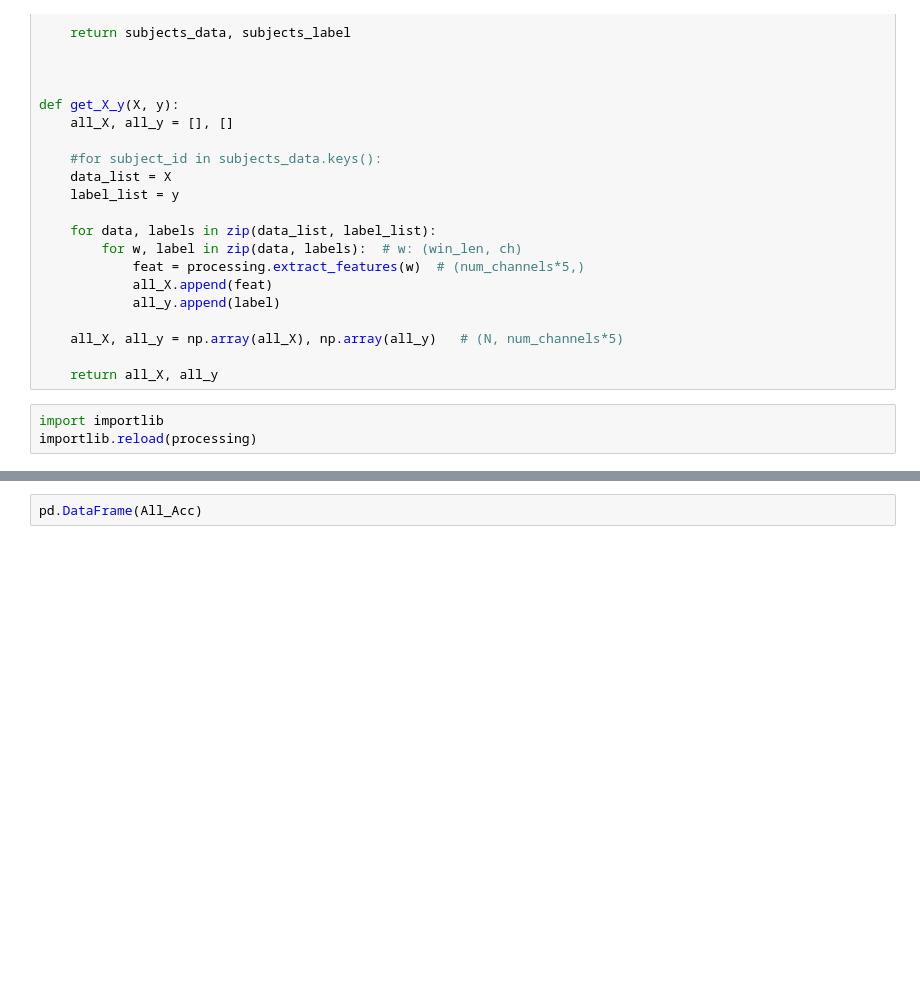
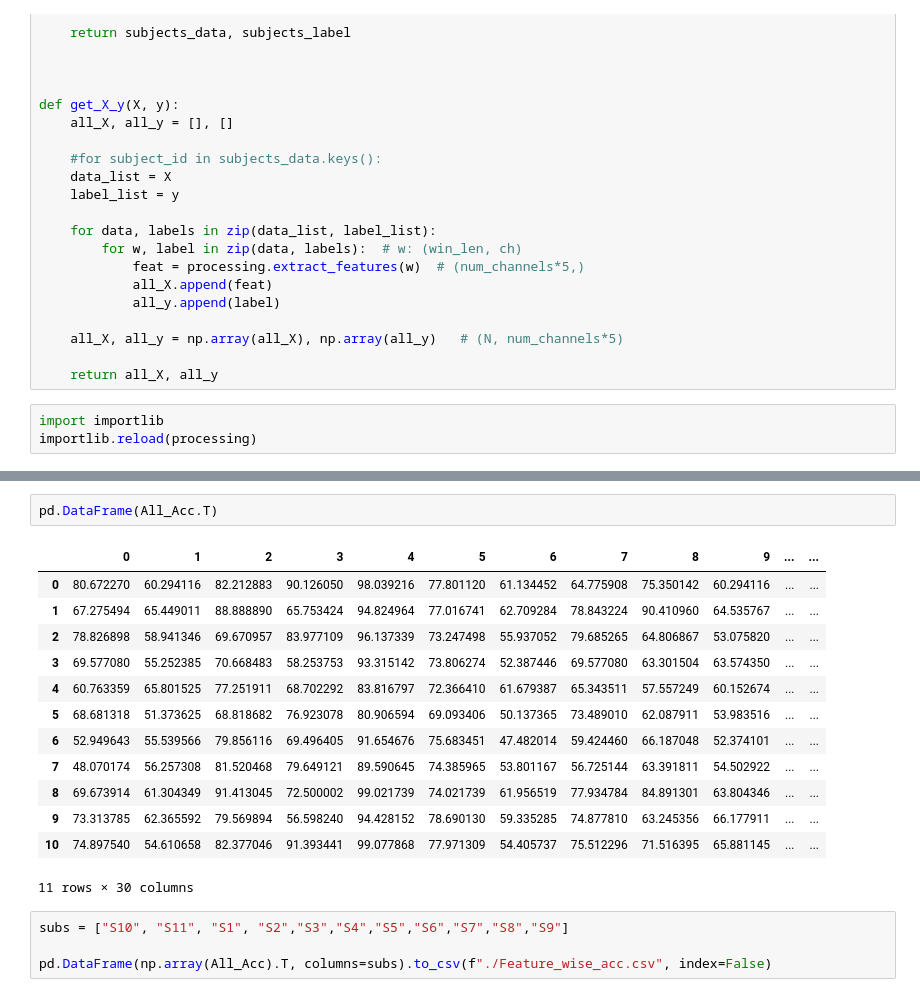
Before and after one commit to Hunminlee/Cross-motor-decoding, a Jupyter notebook: Lower-limb/Gait1-UCI/Feature Analysis.ipynb, the cells around one changed output, grey strips where cells are left out. Drawn from its saved outputs; the diff is of its cells as text; blank space fills up the shorter version.

```diff
--- a/Lower-limb/Gait1-UCI/Feature Analysis.ipynb
+++ b/Lower-limb/Gait1-UCI/Feature Analysis.ipynb
@@ -116,2 +118,20 @@ Sub 10 Start
 # %%
-pd.DataFrame(All_Acc)
+pd.DataFrame(All_Acc.T)
+# %% [output]
+|  | 0 | 1 | 2 | 3 | 4 | 5 | 6 | 7 | 8 | 9 | ... | ... |
+| 0 | 80.672270 | 60.294116 | 82.212883 | 90.126050 | 98.039216 | 77.801120 | 61.134452 | 64.775908 | 75.350142 | 60.294116 | ... | ... |
+| 1 | 67.275494 | 65.449011 | 88.888890 | 65.753424 | 94.824964 | 77.016741 | 62.709284 | 78.843224 | 90.410960 | 64.535767 | ... | ... |
+| 2 | 78.826898 | 58.941346 | 69.670957 | 83.977109 | 96.137339 | 73.247498 | 55.937052 | 79.685265 | 64.806867 | 53.075820 | ... | ... |
+| 3 | 69.577080 | 55.252385 | 70.668483 | 58.253753 | 93.315142 | 73.806274 | 52.387446 | 69.577080 | 63.301504 | 63.574350 | ... | ... |
+| 4 | 60.763359 | 65.801525 | 77.251911 | 68.702292 | 83.816797 | 72.366410 | 61.679387 | 65.343511 | 57.557249 | 60.152674 | ... | ... |
+| 5 | 68.681318 | 51.373625 | 68.818682 | 76.923078 | 80.906594 | 69.093406 | 50.137365 | 73.489010 | 62.087911 | 53.983516 | ... | ... |
+| 6 | 52.949643 | 55.539566 | 79.856116 | 69.496405 | 91.654676 | 75.683451 | 47.482014 | 59.424460 | 66.187048 | 52.374101 | ... | ... |
+| 7 | 48.070174 | 56.257308 | 81.520468 | 79.649121 | 89.590645 | 74.385965 | 53.801167 | 56.725144 | 63.391811 | 54.502922 | ... | ... |
+| 8 | 69.673914 | 61.304349 | 91.413045 | 72.500002 | 99.021739 | 74.021739 | 61.956519 | 77.934784 | 84.891301 | 63.804346 | ... | ... |
+| 9 | 73.313785 | 62.365592 | 79.569894 | 56.598240 | 94.428152 | 78.690130 | 59.335285 | 74.877810 | 63.245356 | 66.177911 | ... | ... |
+| 10 | 74.897540 | 54.610658 | 82.377046 | 91.393441 | 99.077868 | 77.971309 | 54.405737 | 75.512296 | 71.516395 | 65.881145 | ... | ... |
+11 rows × 30 columns
+# %%
+subs = ["S10", "S11", "S1", "S2","S3","S4","S5","S6","S7","S8","S9"]
+
+pd.DataFrame(np.array(All_Acc).T, columns=subs).to_csv(f"./Feature_wise_acc.csv", index=False)
```
Also changed, not shown: parts of 1 cell of this notebook, 2 other files.
